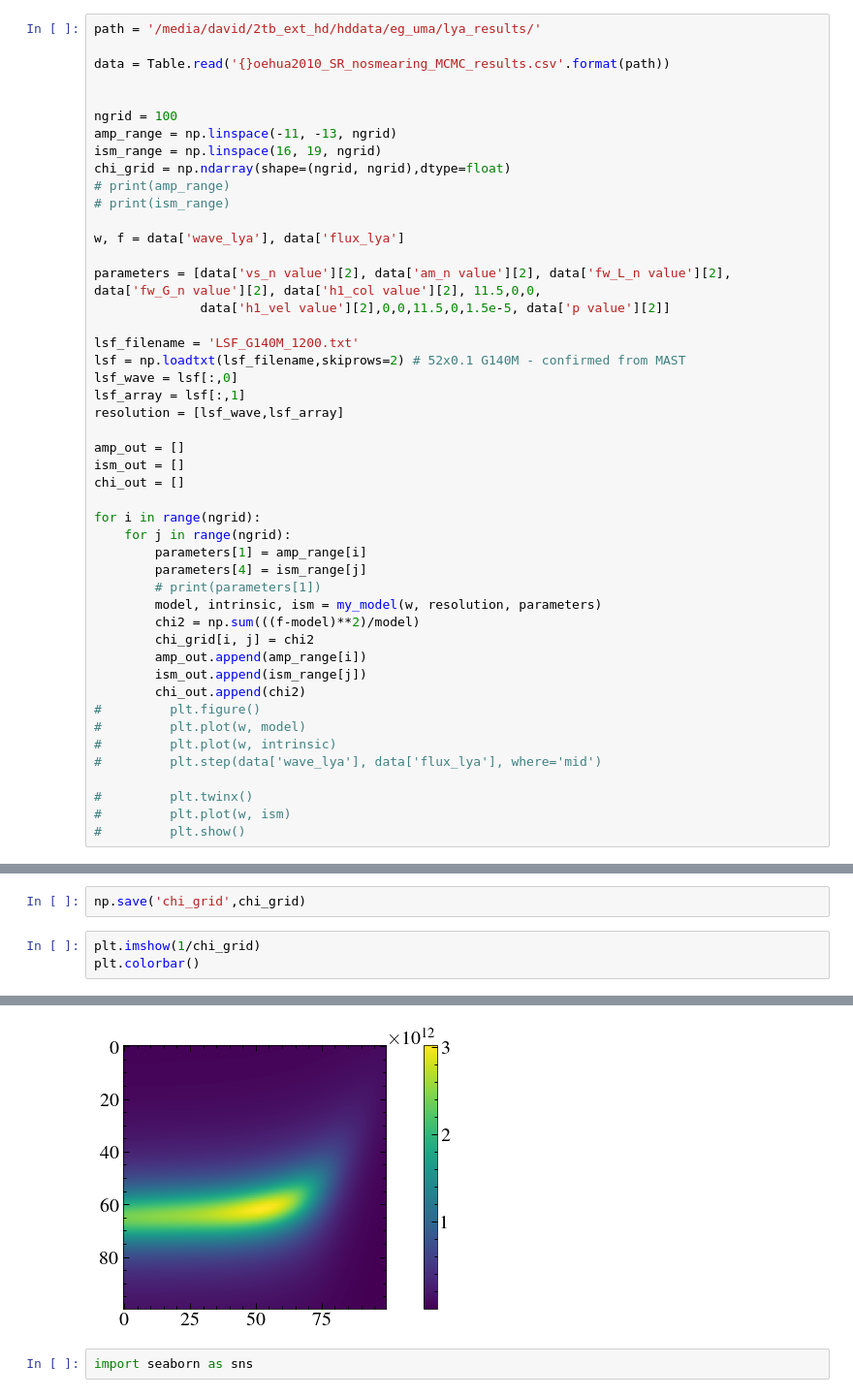
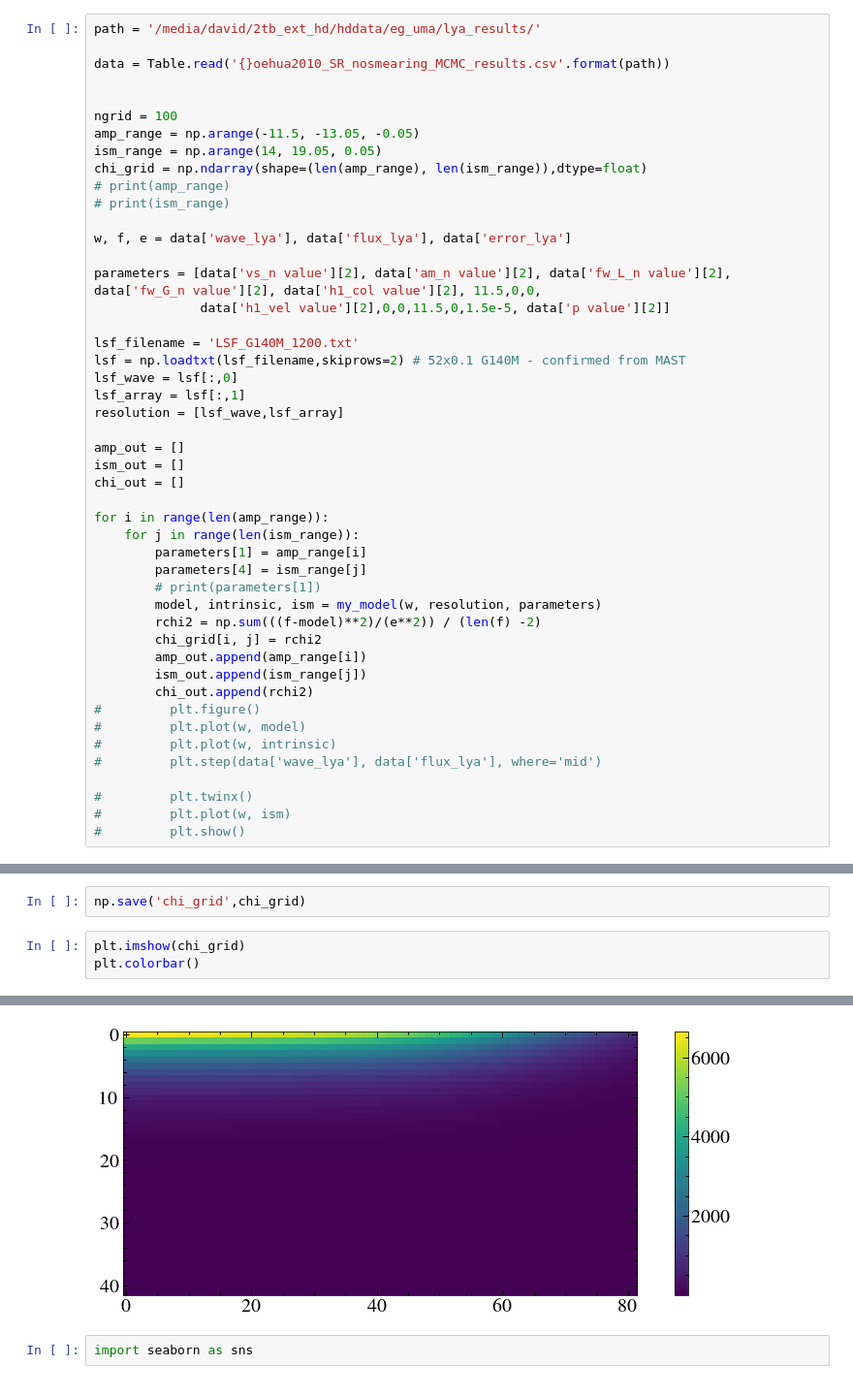
Before and after one commit to davidjwilson/pceb, a Jupyter notebook: eg_uma/sim_lya.ipynb, the cells around one changed output, grey strips where cells are left out. Shown: that part at 97% size. Drawn from its saved outputs; the diff is of its cells as text.

```diff
--- a/eg_uma/sim_lya.ipynb
+++ b/eg_uma/sim_lya.ipynb
@@ -137,13 +137,13 @@ data = Table.read('{}oehua2010_SR_nosmearing_MCMC_results.csv'.format(path))
 
 
 ngrid = 100
-amp_range = np.linspace(-11, -13, ngrid)
-ism_range = np.linspace(16, 19, ngrid)
-chi_grid = np.ndarray(shape=(ngrid, ngrid),dtype=float)
+amp_range = np.arange(-11.5, -13.05, -0.05)
+ism_range = np.arange(14, 19.05, 0.05)
+chi_grid = np.ndarray(shape=(len(amp_range), len(ism_range)),dtype=float)
 # print(amp_range)
 # print(ism_range)
 
-w, f = data['wave_lya'], data['flux_lya']
+w, f, e = data['wave_lya'], data['flux_lya'], data['error_lya']
 
 parameters = [data['vs_n value'][2], data['am_n value'][2], data['fw_L_n value'][2], data['fw_G_n value'][2], data['h1_col value'][2], 11.5,0,0,
               data['h1_vel value'][2],0,0,11.5,0,1.5e-5, data['p value'][2]]
@@ -158,17 +158,17 @@ amp_out = []
 ism_out = []
 chi_out = []
 
-for i in range(ngrid):
-    for j in range(ngrid):
+for i in range(len(amp_range)):
+    for j in range(len(ism_range)):
         parameters[1] = amp_range[i]
         parameters[4] = ism_range[j]
         # print(parameters[1])
         model, intrinsic, ism = my_model(w, resolution, parameters)
-        chi2 = np.sum(((f-model)**2)/model)
-        chi_grid[i, j] = chi2
+        rchi2 = np.sum(((f-model)**2)/(e**2)) / (len(f) -2)
+        chi_grid[i, j] = rchi2
         amp_out.append(amp_range[i])
         ism_out.append(ism_range[j])
-        chi_out.append(chi2)
+        chi_out.append(rchi2)
 #         plt.figure()
 #         plt.plot(w, model)
 #         plt.plot(w, intrinsic)
@@ -183,11 +183,11 @@ ascii.write(results, 'chi2_results.ecsv', format='ecsv', overwrite=True)
 # %%
 np.save('chi_grid',chi_grid)
 # %%
-plt.imshow(1/chi_grid)
+plt.imshow(chi_grid)
 plt.colorbar()
 # %% [output]
 <matplotlib.colorbar.Colorbar at 0x...>
-[figure, old version]
+[figure, new version]
 # %%
 import seaborn as sns
 # %%
```
Also changed, not shown: parts of 4 cells of this notebook, 2 other files.
